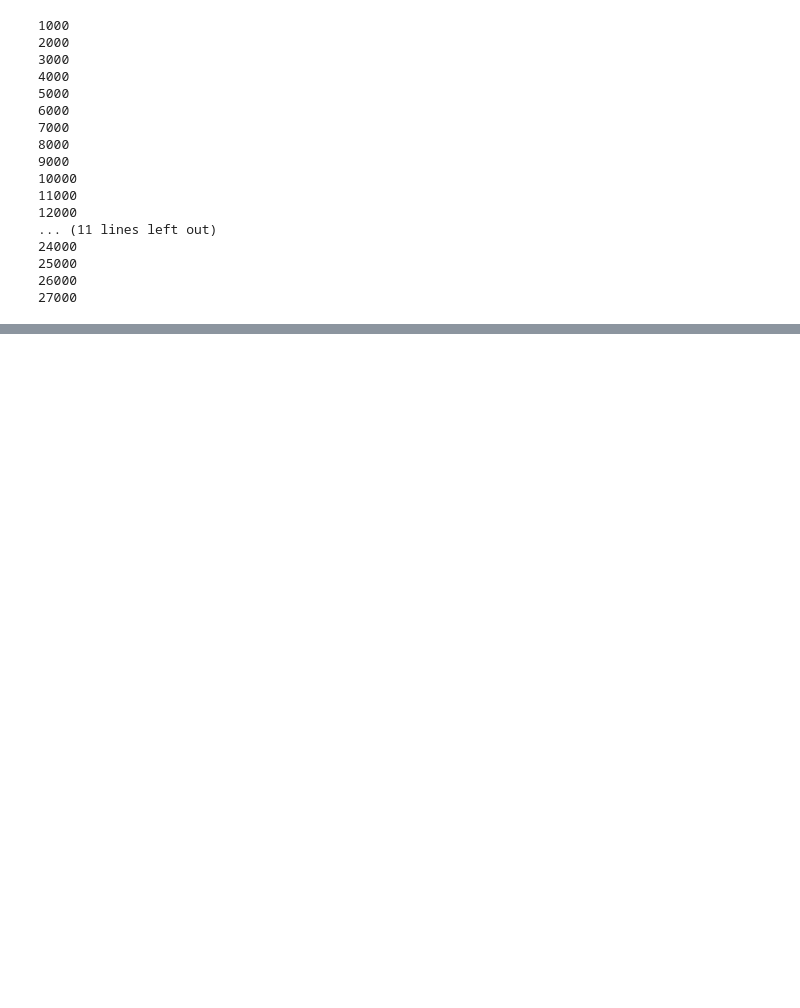
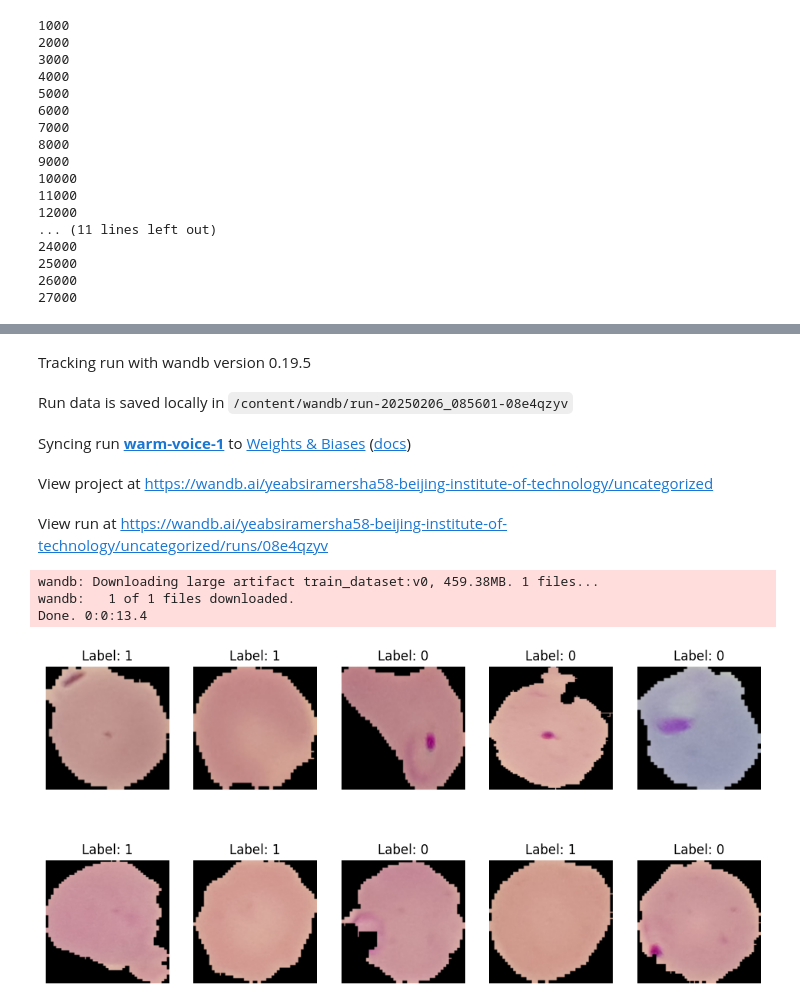
Before and after one commit to yeabwang/malaria-diagnosis, a Jupyter notebook: Malaria_diagnosis_Final.ipynb, the cells around one changed output, grey strips where cells are left out. Cells and saved outputs as stored; diff of their text form; code cells hidden in the pictures; blank space fills up the shorter version.

Commit message:
Augmentation completed

```diff
--- a/Malaria_diagnosis_Final.ipynb
+++ b/Malaria_diagnosis_Final.ipynb
@@ -323,0 +272,38 @@ def augment(image, label):
+# %%
+# Ploting images in training dataset before augmentation
+
+run = wandb.init()
+artifact = run.use_artifact('yeabsiramersha58-beijing-institute-of-technology/Malaria-Diagnosis/train_dataset:v0', type='preprocessed_data')
+artifact_dir = artifact.download()
+
+dataset_path = f"{artifact_dir}/train_dataset.npz"
+npz_arr = np.load(dataset_path, allow_pickle=True)
+
+dataset_x, dataset_y = npz_arr['dataset_x'], npz_arr['dataset_y']
+
+def plot_original_images(images, labels, num_images=10):
+    plt.figure(figsize=(12, 6))
+
+    for i in range(num_images):
+        plt.subplot(2, 5, i + 1)
+        img = images[i]
+        if img.shape[0] == 3:
+            img = np.transpose(img, (1, 2, 0))
+
+        plt.imshow(img, cmap="gray" if img.shape[-1] == 1 else None)
+        plt.title(f"Label: {labels[i]}")
+        plt.axis("off")
+
+    plt.show()
+
+plot_original_images(dataset_x, dataset_y, num_images=10)
+# %% [output]
+Tracking run with wandb version 0.19.5
+Run data is saved locally in /content/wandb/run-20250206_085601-08e4qzyv
+Syncing run warm-voice-1 to Weights & Biases (docs)
+View project at https://wandb.ai/yeabsiramersha58-beijing-institute-of-technology/uncategorized
+View run at https://wandb.ai/yeabsiramersha58-beijing-institute-of-technology/uncategorized/runs/08e4qzyv
+wandb: Downloading large artifact train_dataset:v0, 459.38MB. 1 files...
+wandb:   1 of 1 files downloaded.
+Done. 0:0:13.4
+[figure, added]
```
Also changed, not shown: parts of 13 cells of this notebook.
